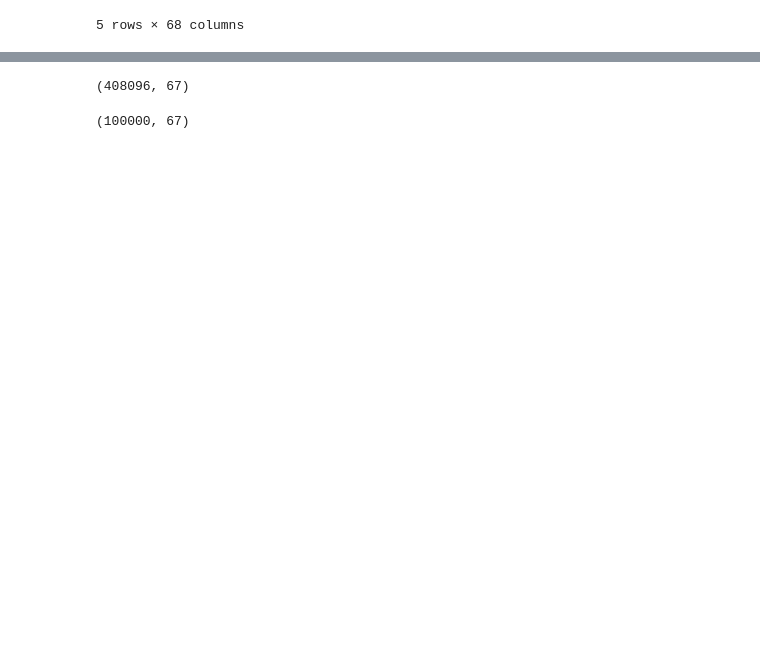
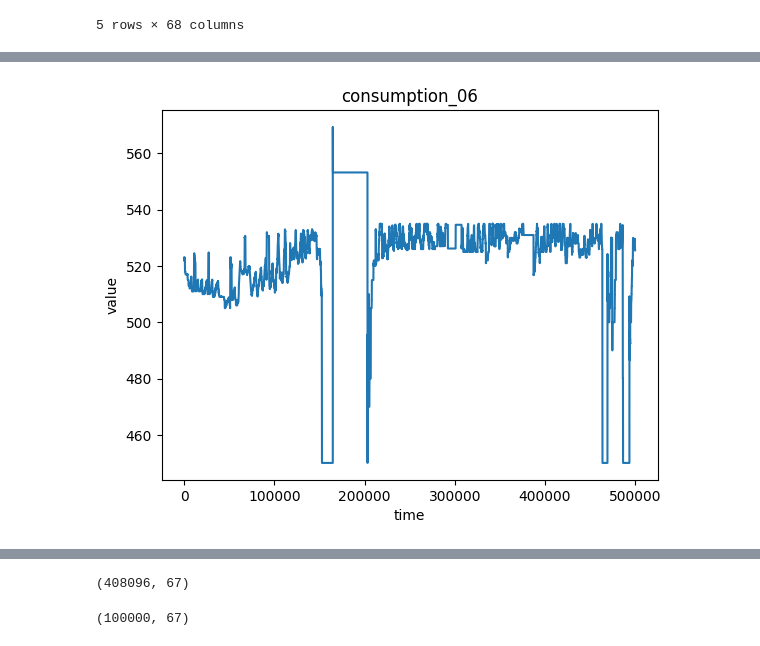
Before and after one commit to VeryLittleAnna/time_series, a Jupyter notebook: notebook.ipynb, the cells around one changed output, grey strips where cells are left out. Saved outputs shown, nothing was run; the diff lists cells and outputs as text; code cells hidden in the pictures; blank space fills up the shorter version.

```diff
--- a/notebook.ipynb
+++ b/notebook.ipynb
@@ -37,3 +81,11 @@ data.head(5)
+# %%
+data.consumption_06[:500000].plot()
+plt.title("consumption_06")
+plt.xlabel("time")
+plt.ylabel("value")
+plt.show()
+# %% [output]
+[figure, added]
 # %%
 def preprocess(df, K=5, dif=True):
     df = df.groupby(df.index // K).mean() #усреднение
```
Also changed, not shown: parts of 35 cells of this notebook, 3 other files.
